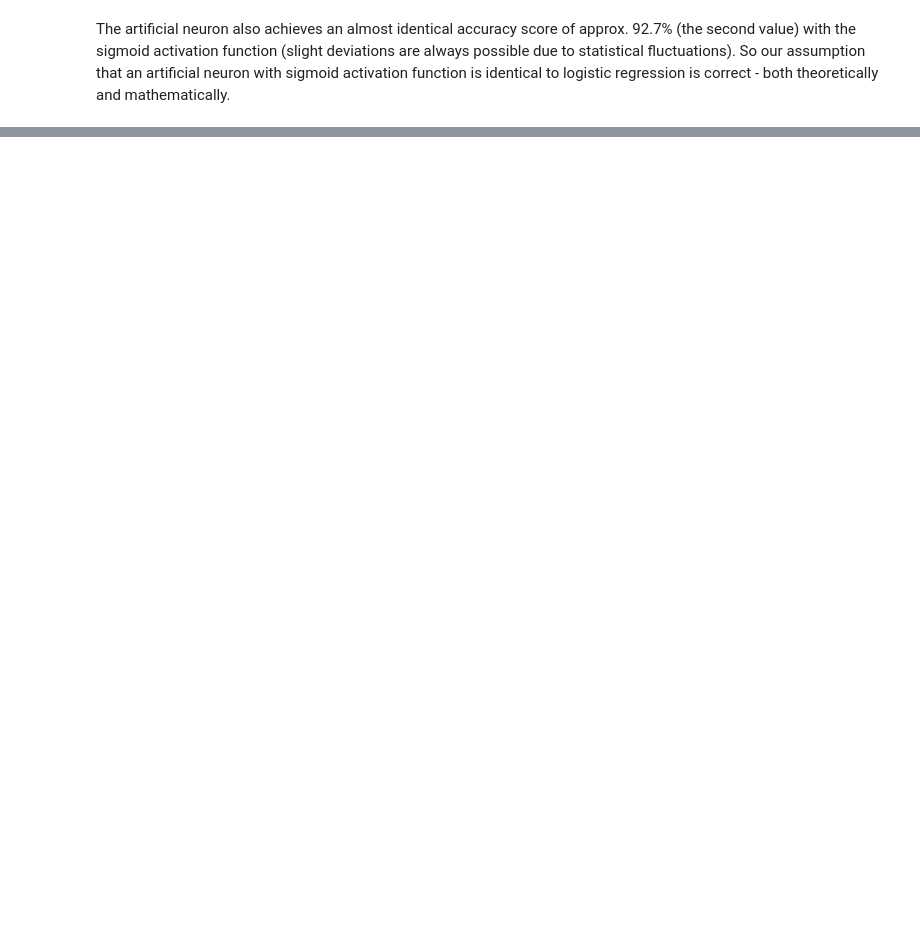
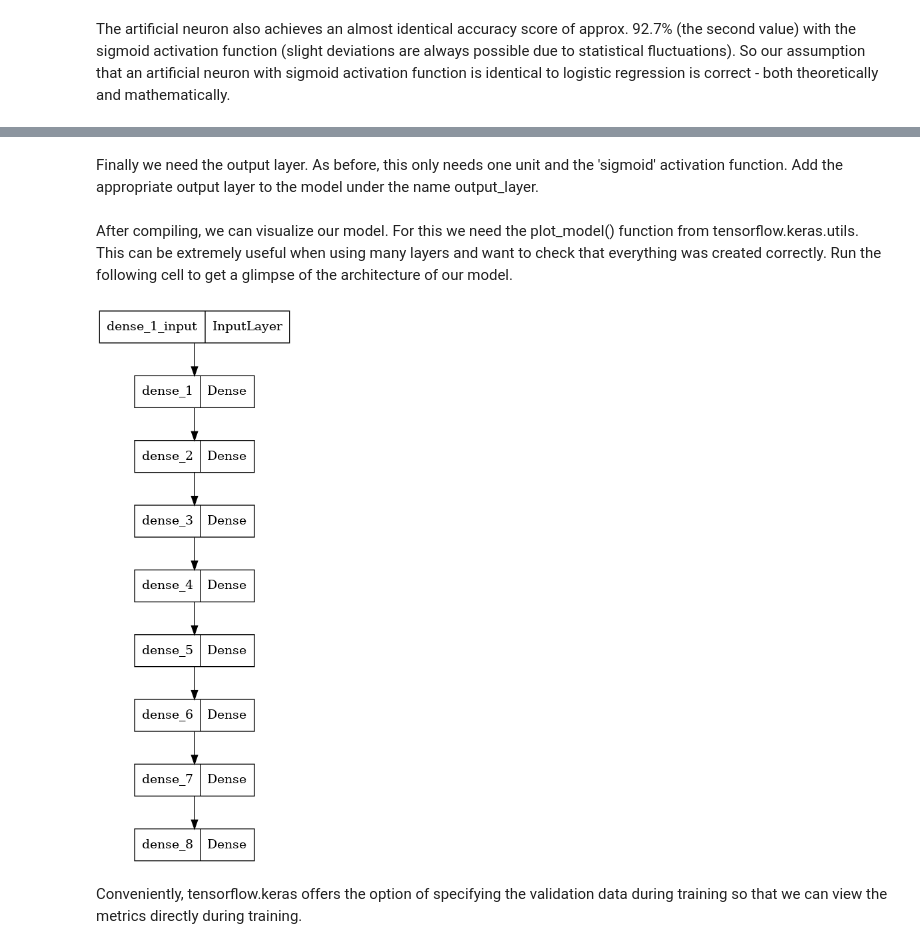
Before and after one commit to itsalwaysamir/kaggle, a Jupyter notebook: identifying-problem-loans-using-ann.ipynb, the cells around one changed output, grey strips where cells are left out. Cells and saved outputs as stored; diff of their text form; code cells hidden in the pictures; blank space fills up the shorter version.

Commit message:
Kaggle Notebook | Identifying Problem Loans Using ANN | Version 6

```diff
--- a/identifying-problem-loans-using-ann.ipynb
+++ b/identifying-problem-loans-using-ann.ipynb
@@ -431,0 +623,3 @@ A[ Feed Forward Neural Network](https://deepai.org/machine-learning-glossary-and
+# %%
+# Instantiate Sequential() as a variable model_ann
+model_ann = Sequential()
@@ -431,0 +684,34 @@ A[ Feed Forward Neural Network](https://deepai.org/machine-learning-glossary-and
+# %%
+# define the hidden layers
+hidden_first = Dense(units=50, activation='relu', input_dim=features_train_scaled.shape[1])
+hidden_second = Dense(units=50, activation='relu')
+hidden_third = Dense(units=50, activation='relu')
+hidden_fourth = Dense(units=50, activation='relu')
+hidden_fifth = Dense(units=50, activation='relu')
+
+# add the hidden layers
+model_ann.add(hidden_first)
+model_ann.add(hidden_second)
+model_ann.add(hidden_third)
+model_ann.add(hidden_fourth)
+model_ann.add(hidden_fifth)
+# %% [markdown]
+Finally we need the output layer. As before, this only needs one unit and the 'sigmoid' activation function. Add the appropriate output layer to the model under the name output_layer.
+# %%
+# Define the output layer and add it
+output_layer = Dense(units=1, activation='sigmoid')
+model_ann.add(output_layer)
+
+# Compile
+model_ann.compile(optimizer = "adam", loss = 'binary_crossentropy', metrics = ['accuracy'])
+# %% [markdown]
+After compiling, we can visualize our model. For this we need the plot_model() function from tensorflow.keras.utils. This can be extremely useful when using many layers and want to check that everything was created correctly. Run the following cell to get a glimpse of the architecture of our model.
+# %%
+# Import plot_model
+from tensorflow.keras.utils import plot_model
+# plot model
+plot_model(model_ann)
+# %% [output]
+[figure, added]
+# %% [markdown]
+Conveniently, tensorflow.keras offers the option of specifying the validation data during training so that we can view the metrics directly during training.
```
Also changed, not shown: parts of 59 cells of this notebook.
